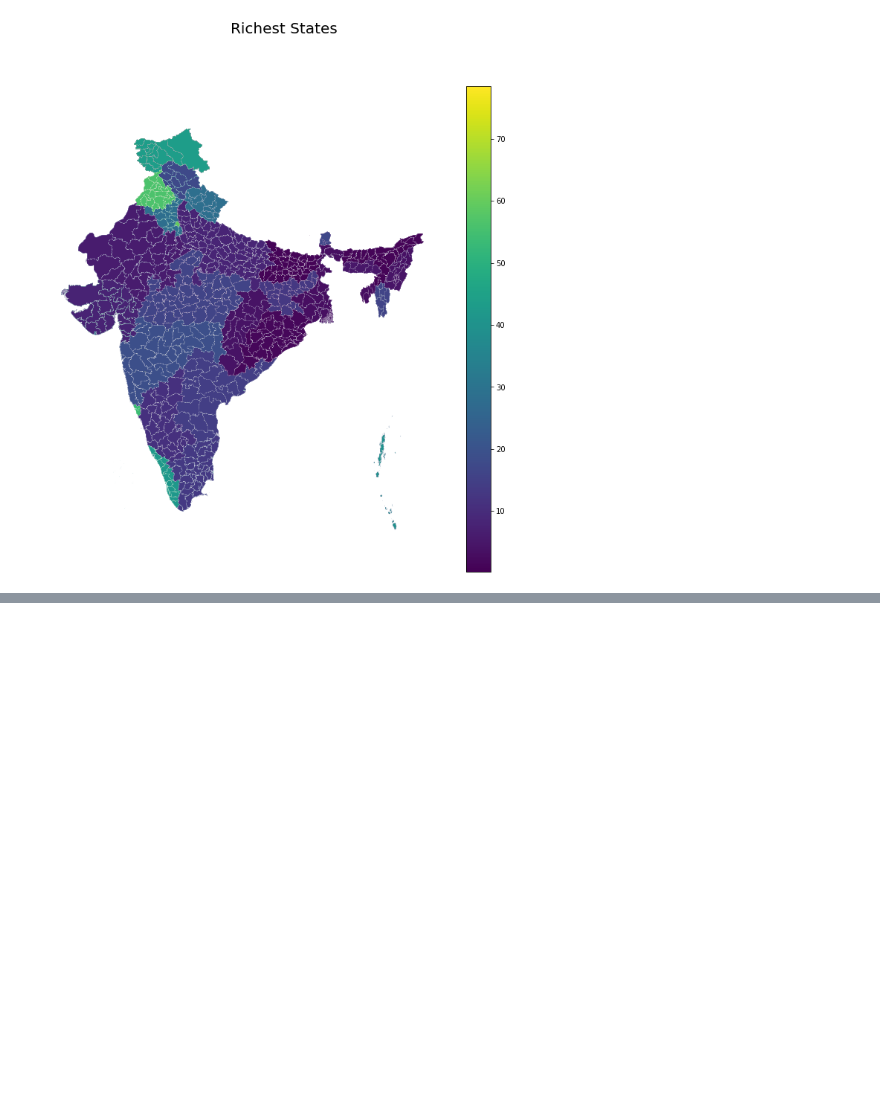
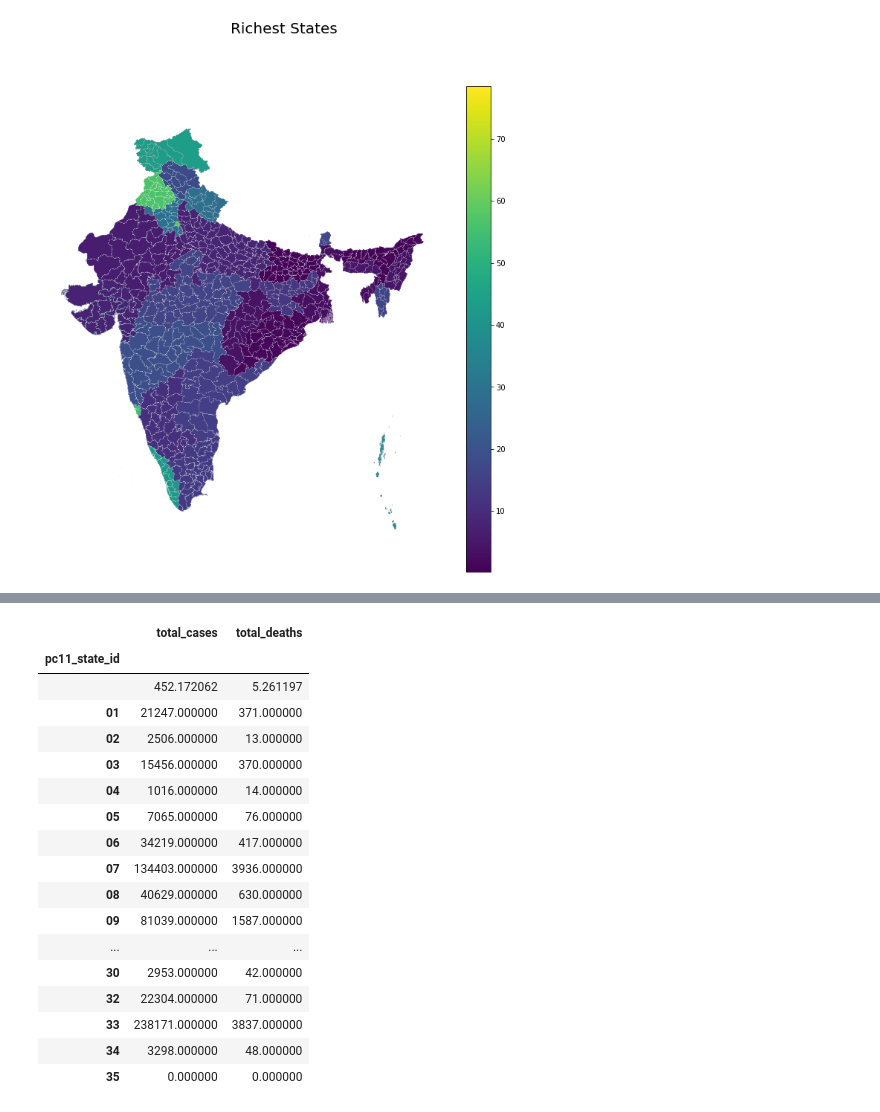
Before and after one commit to lekhanam12/datascience, a Jupyter notebook: map_cleaned.ipynb, the cells around one changed output, grey strips where cells are left out. Saved outputs shown, nothing was run; the diff lists cells and outputs as text; code cells hidden in the pictures; blank space fills up the shorter version.

```diff
--- a/map_cleaned.ipynb
+++ b/map_cleaned.ipynb
@@ -99,0 +138,8 @@ plt.show()
+# %%
+deaths_pc11  = pd.read_stata('data/covid_infected_deaths_pc11.dta')
+deaths_30_07 = deaths_pc11[deaths_pc11.date == '2020-07-30']
+deaths_30_07 = deaths_30_07.drop(columns=['date'])
+deaths_30_07.to_csv('data/covid_infected_deaths_30.07.2020.csv')
+deaths_30_07.set_index("pc11_state_id", inplace = True)
+state_cases = deaths_30_07.sum(level='pc11_state_id')
+# state_cases.to_csv('data/covid_state_infected_deaths_30.07.2020.csv')
@@ -99,0 +162,21 @@ plt.show()
+# %%
+state_cases
+# %% [output]
+|  | total_cases | total_deaths |
+| pc11_state_id |  |  |
+|  | 452.172062 | 5.261197 |
+| 01 | 21247.000000 | 371.000000 |
+| 02 | 2506.000000 | 13.000000 |
+| 03 | 15456.000000 | 370.000000 |
+| 04 | 1016.000000 | 14.000000 |
+| 05 | 7065.000000 | 76.000000 |
+| 06 | 34219.000000 | 417.000000 |
+| 07 | 134403.000000 | 3936.000000 |
+| 08 | 40629.000000 | 630.000000 |
+| 09 | 81039.000000 | 1587.000000 |
+| ... | ... | ... |
+| 30 | 2953.000000 | 42.000000 |
+| 32 | 22304.000000 | 71.000000 |
+| 33 | 238171.000000 | 3837.000000 |
+| 34 | 3298.000000 | 48.000000 |
+| 35 | 0.000000 | 0.000000 |
```
Also changed, not shown: parts of 7 cells of this notebook, 5 other files.
